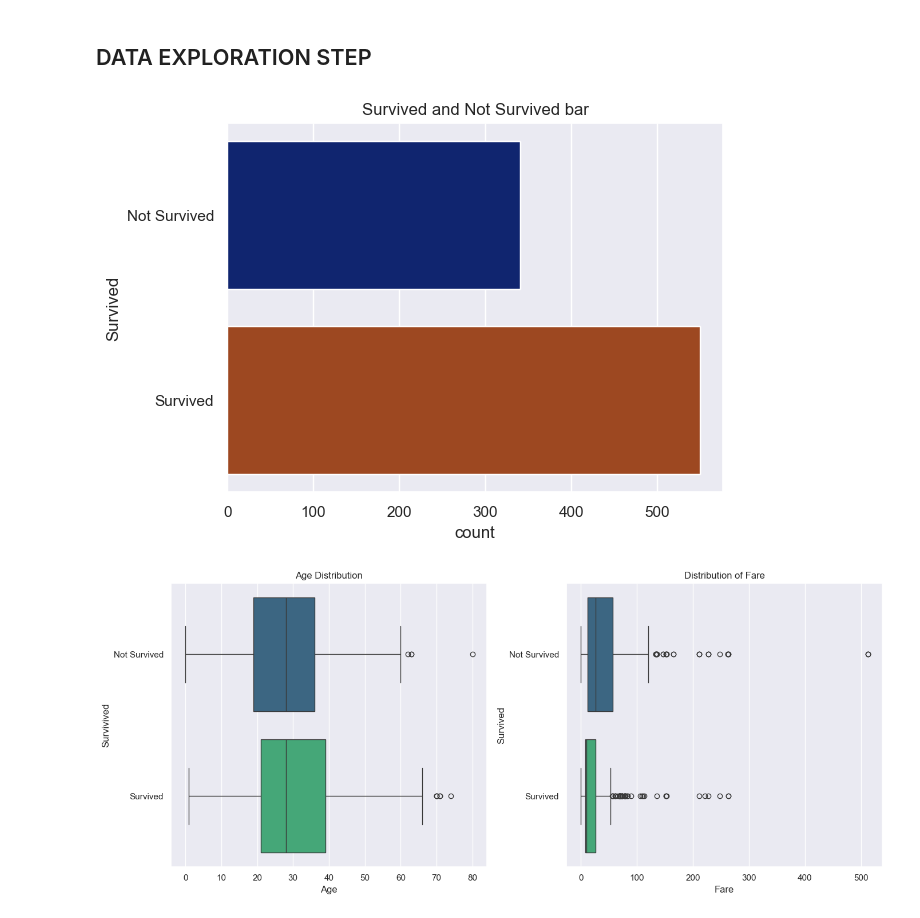
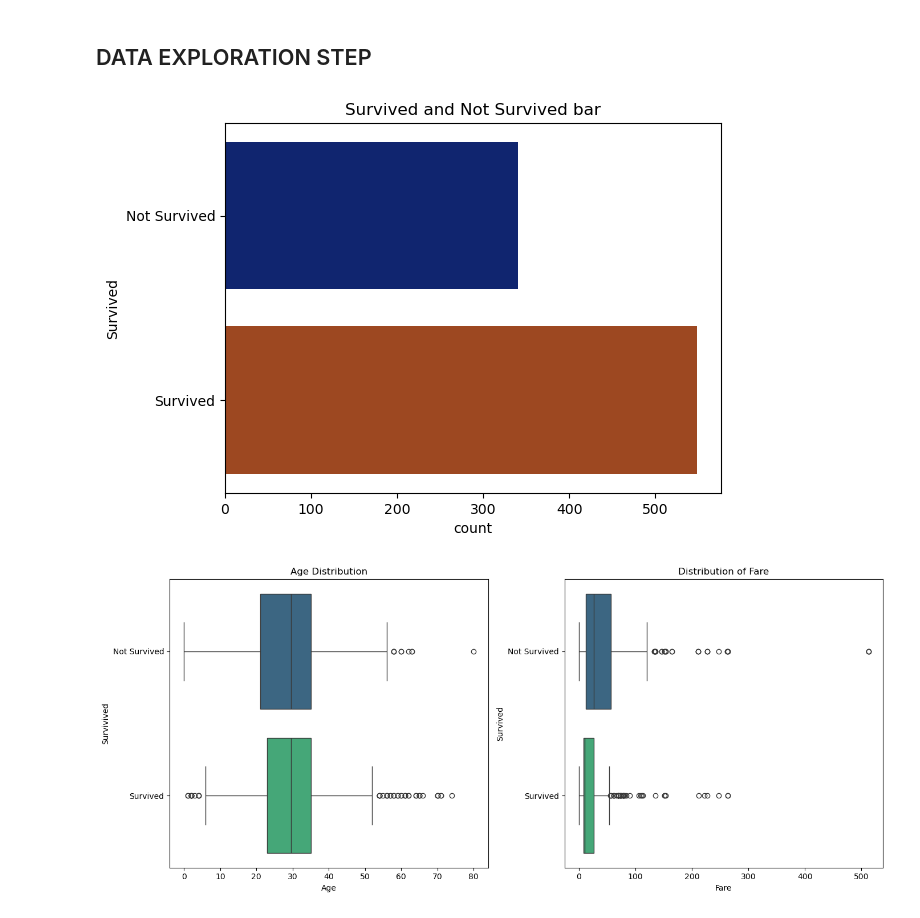
Before and after one commit to addysenpai1/ProdigyInsternshiptasks, a Jupyter notebook: Task2.ipynb, the cells around one changed output. Saved outputs shown, nothing was run; the diff lists cells and outputs as text; code cells hidden in the pictures.

```diff
--- a/Task2.ipynb
+++ b/Task2.ipynb
@@ -8,8 +8,6 @@ import pandas as pd
 import matplotlib.pyplot as plt
 import seaborn as sns
 import numpy as np
-
-sns.set_theme(context="notebook",style="darkgrid",palette="muted")
 # %%
 df = pd.read_csv(r"CSV/train.csv", index_col="PassengerId")
 # %%
@@ -144,0 +156,2 @@ df.head()
+# %%
+df["Age"].fillna(df["Age"].mean(),inplace=True)
@@ -149,23 +187,23 @@ sns.countplot(data=df,y="Survived",palette="dark",hue="Survived")
 plt.title("Survived and Not Survived bar")
 plt.show()
 # %% [output]
-[figure, old version]
+[figure, new version]
 # %%
 fig , (ax1,ax2)= plt.subplots(1,2, figsize=(14,6))
-sns.boxplot(x='Age',y='Survived',data=df,ax=ax1,palette='viridis')
+sns.boxplot(x='Age',y='Survived',data=df,ax=ax1,palette='viridis',hue="Survived")
 ax1.set_xlabel("Age")
 ax1.set_ylabel("Survivived")
 ax1.set_title("Age Distribution")
 
-sns.boxplot(x="Fare",y="Survived",data=df,ax=ax2,palette='viridis')
+sns.boxplot(x="Fare",y="Survived",data=df,ax=ax2,palette='viridis',hue="Survived")
 ax2.set_xlabel("Fare")
 ax2.set_ylabel("Survived")
 ax2.set_title("Distribution of Fare")
 
 plt.tight_layout()
 plt.show()
 #------------------------------------------------------
 # %% [output]
-[figure, old version]
+[figure, new version]
 # %%
 sns.pairplot(data=df, hue='Survived', aspect=2);
```
Also changed, not shown: parts of 9 cells of this notebook, 11 other files.
